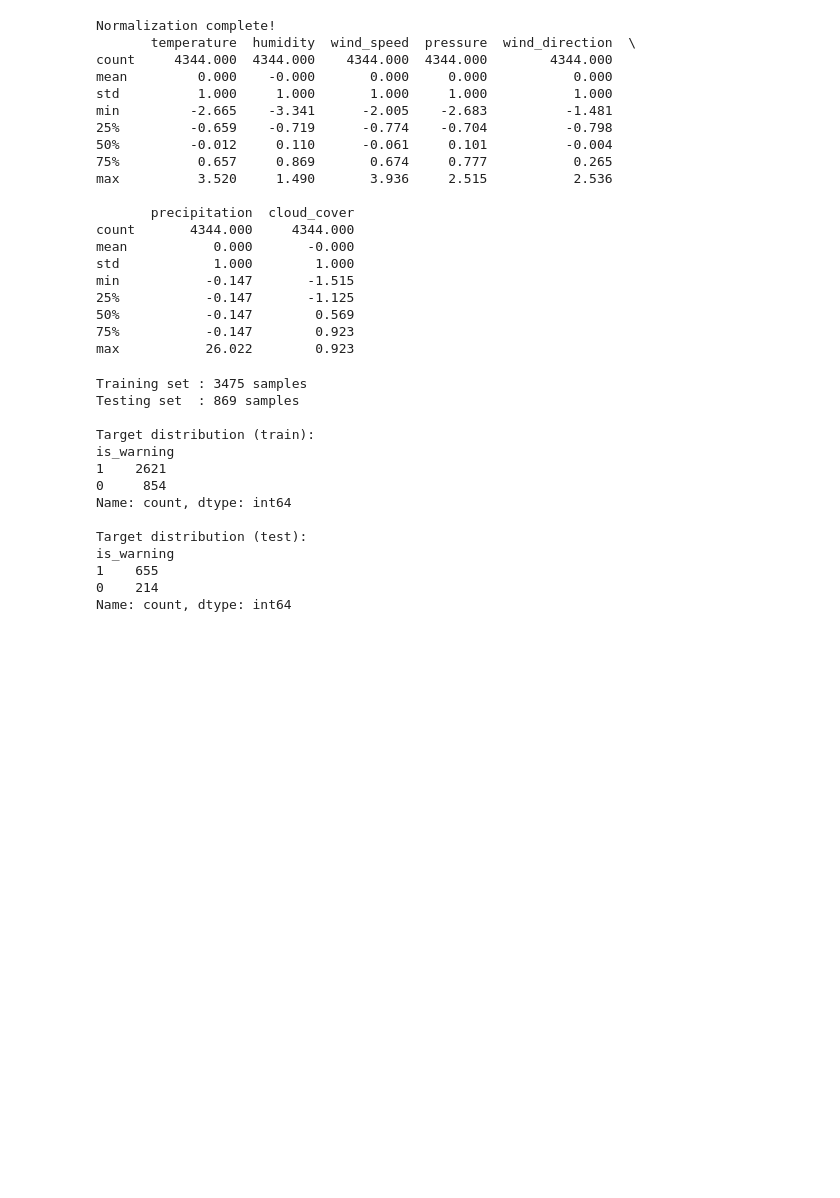
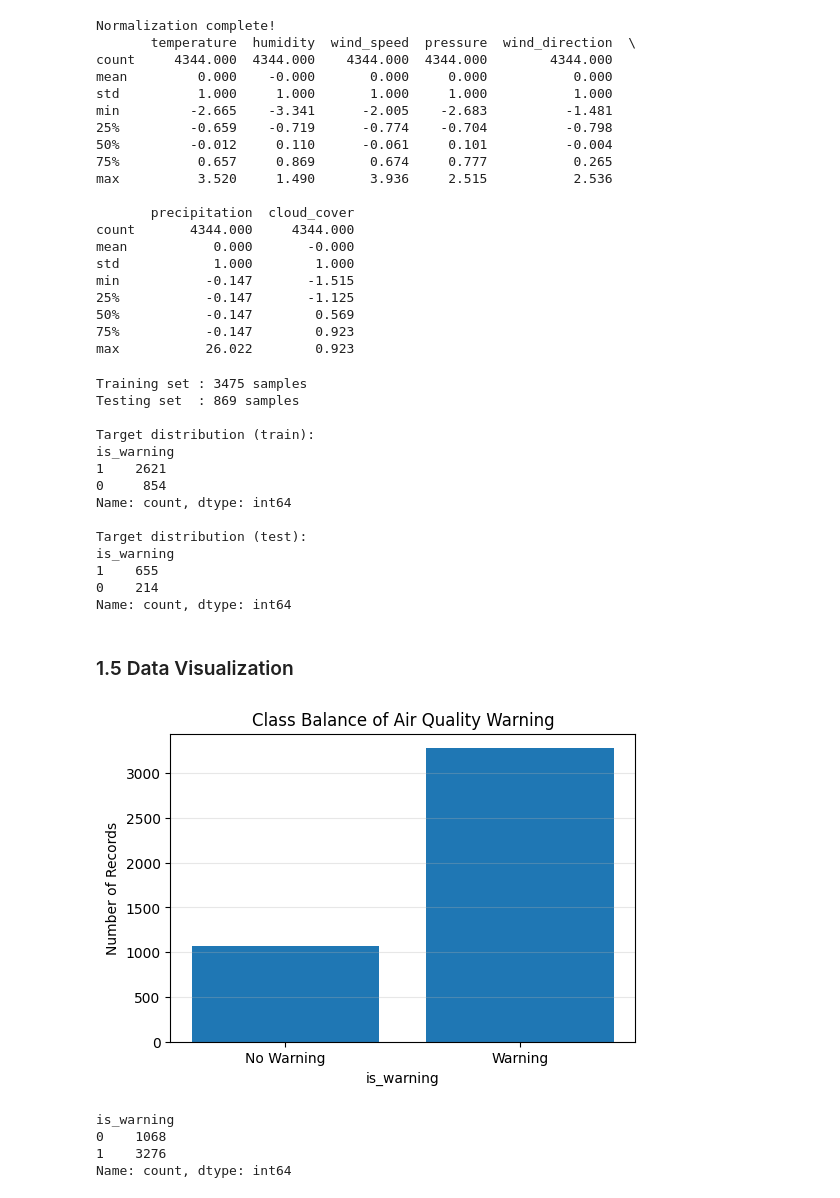
Before and after one commit to quyneehcl/HanoiAirQuality, a Jupyter notebook: task1.ipynb, the cells around one changed output. Saved outputs shown, nothing was run; the diff lists cells and outputs as text; code cells hidden in the pictures; blank space fills up the shorter version.

Commit message:
Hoan thanh Task1-Visualization

```diff
--- a/task1.ipynb
+++ b/task1.ipynb
@@ -199,3 +201,25 @@ is_warning
 1    655
 0    214
 Name: count, dtype: int64
+# %% [markdown]
+### 1.5 Data Visualization
+# %%
+# Distributions: Class balance bar chart
+# Label = is_warning
+class_counts = df["is_warning"].value_counts().sort_index()
+
+plt.figure(figsize=(6, 4))
+plt.bar(["No Warning", "Warning"], class_counts.values)
+plt.title("Class Balance of Air Quality Warning")
+plt.xlabel("is_warning")
+plt.ylabel("Number of Records")
+plt.grid(axis="y", alpha=0.3)
+plt.show()
+
+print(class_counts)
+# %% [output]
+[figure, added]
+is_warning
+0    1068
+1    3276
+Name: count, dtype: int64
```
Also changed, not shown: parts of 6 cells of this notebook.
